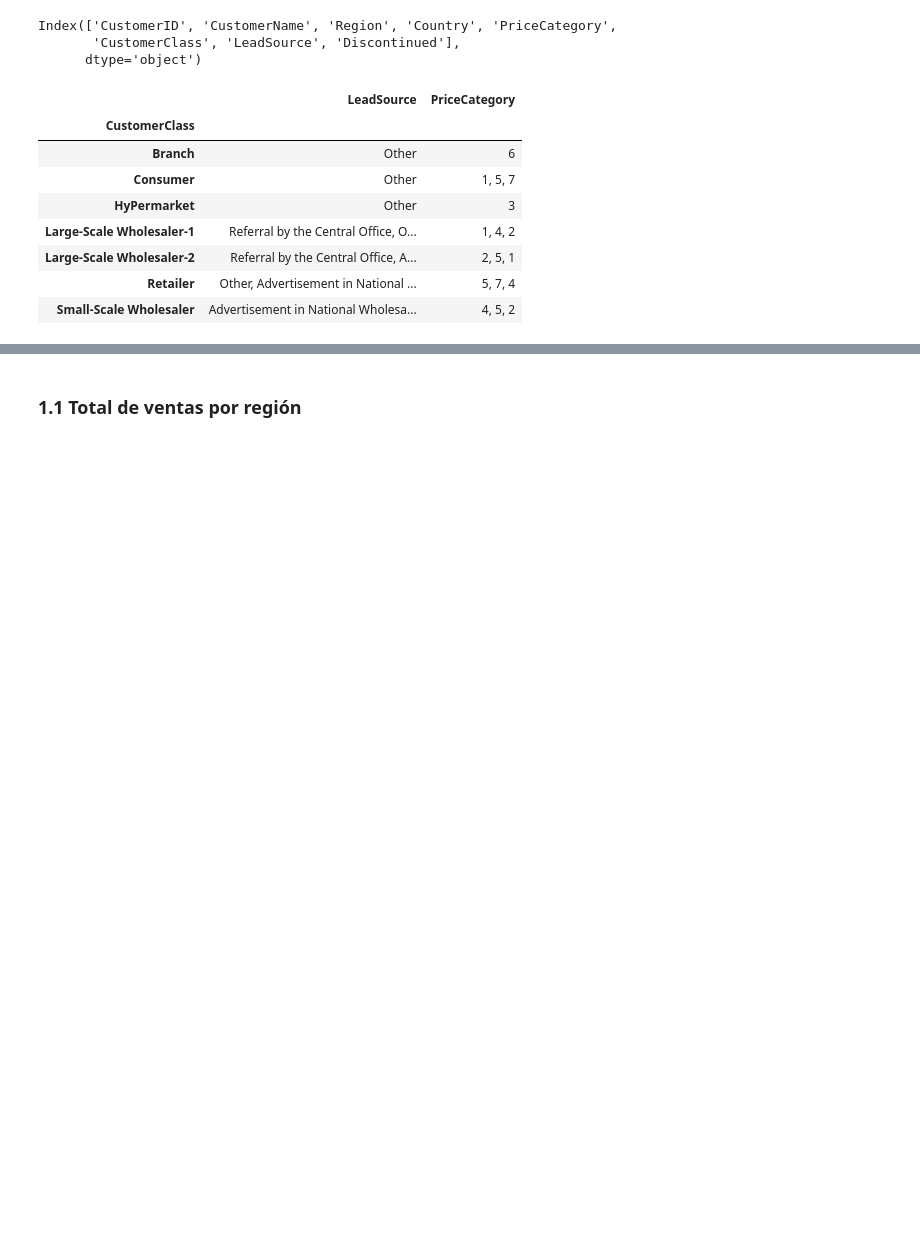
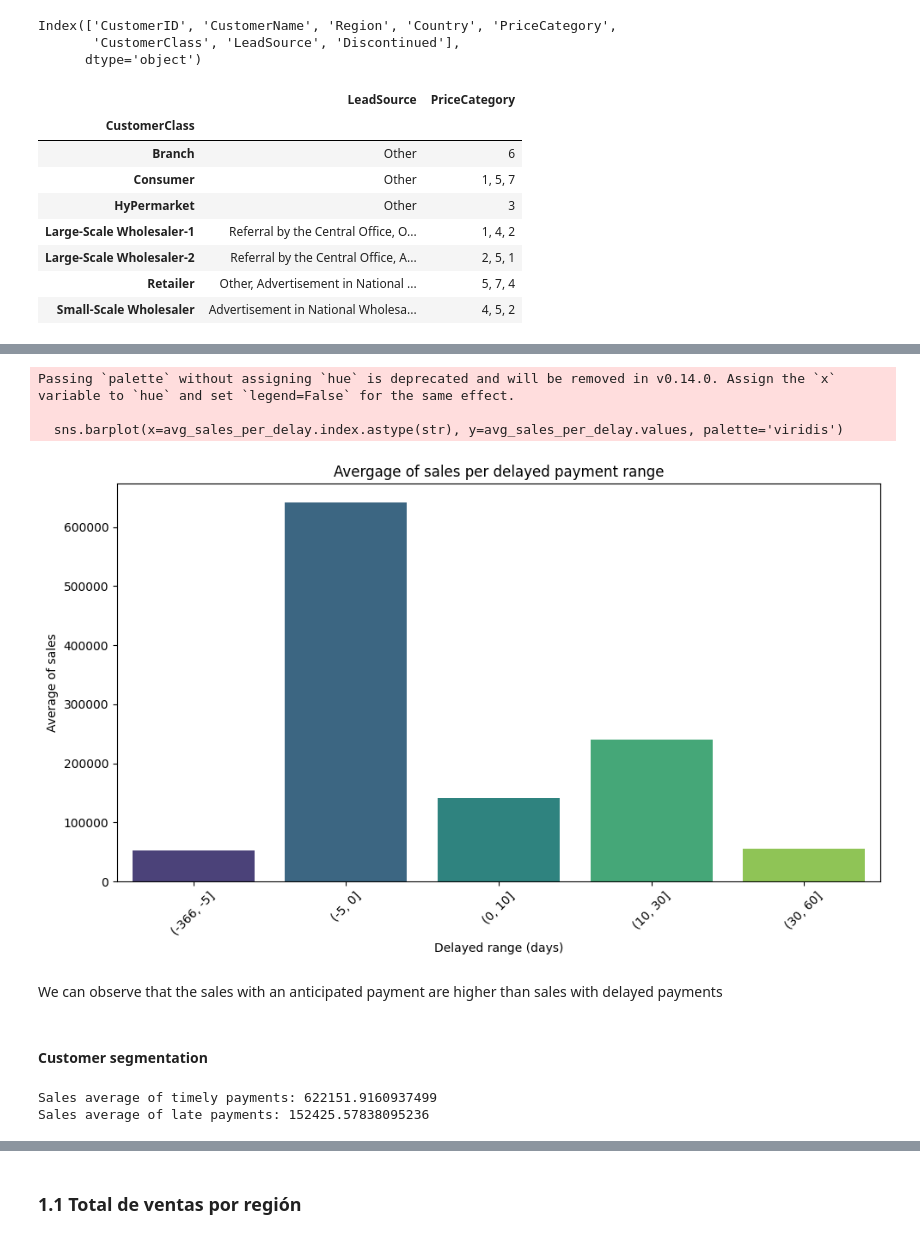
Before and after one commit to carlotagordillo2/final-proyect, a Jupyter notebook: EDA/eda.ipynb, the cells around one changed output, grey strips where cells are left out. Saved outputs shown, nothing was run; the diff lists cells and outputs as text; code cells hidden in the pictures; blank space fills up the shorter version.

```diff
--- a/EDA/eda.ipynb
+++ b/EDA/eda.ipynb
@@ -156,0 +204,6 @@ df_customer.groupby('CustomerClass').agg({
+# %%
+# average of sales depends on payment delay
+
+delay_ranges = pd.cut(df_delay_payments['PaymentDelay'], bins=[-366, -5, 0, 10, 30, 60])
+avg_sales_per_delay = df_delay_payments.groupby(delay_ranges)['TotalSales'].mean()
+print(avg_sales_per_delay)
@@ -156,0 +255,29 @@ df_customer.groupby('CustomerClass').agg({
+# %%
+plt.figure(figsize=(10, 6))
+sns.barplot(x=avg_sales_per_delay.index.astype(str), y=avg_sales_per_delay.values, palette='viridis')
+plt.title('Avergage of sales per delayed payment range')
+plt.xlabel('Delayed range (days)')
+plt.ylabel('Average of sales')
+plt.xticks(rotation=45)
+plt.tight_layout()
+plt.show()
+# %% [output]
+Passing `palette` without assigning `hue` is deprecated and will be removed in v0.14.0. Assign the `x` variable to `hue` and set `legend=False` for the same effect.
+
+  sns.barplot(x=avg_sales_per_delay.index.astype(str), y=avg_sales_per_delay.values, palette='viridis')
+[figure, added]
+# %% [markdown]
+We can observe that the sales with an anticipated payment are higher than sales with delayed payments
+# %% [markdown]
+#### Customer segmentation
+# %%
+timely_payments = df_delay_payments[df_delay_payments['PaymentDelay'] <= 0]
+late_payments = df_delay_payments[df_delay_payments['PaymentDelay'] > 0]
+
+avg_sales_timely = timely_payments['TotalSales'].mean()
+avg_sales_late = late_payments['TotalSales'].mean()
+print(f"Sales average of timely payments: {avg_sales_timely}")
+print(f"Sales average of late payments: {avg_sales_late}")
+# %% [output]
+Sales average of timely payments: 622151.9160937499
+Sales average of late payments: 152425.57838095236
```
Also changed, not shown: parts of 56 cells of this notebook, 8 other files.
